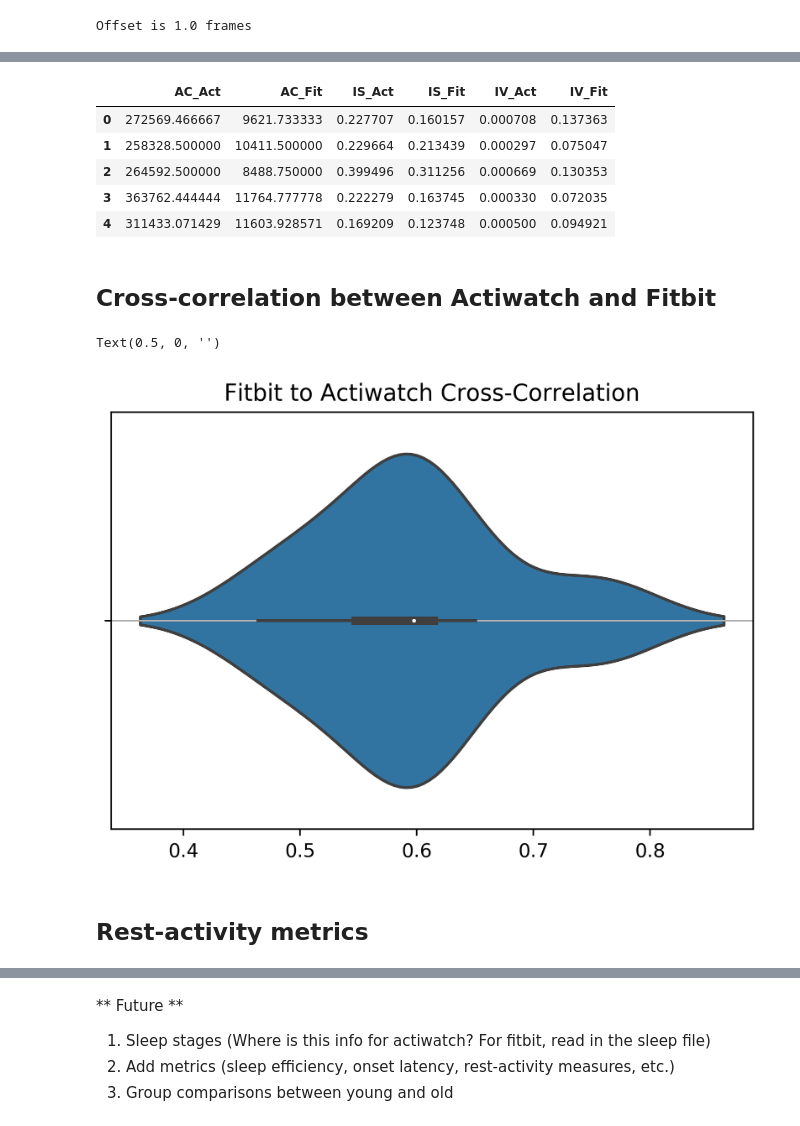
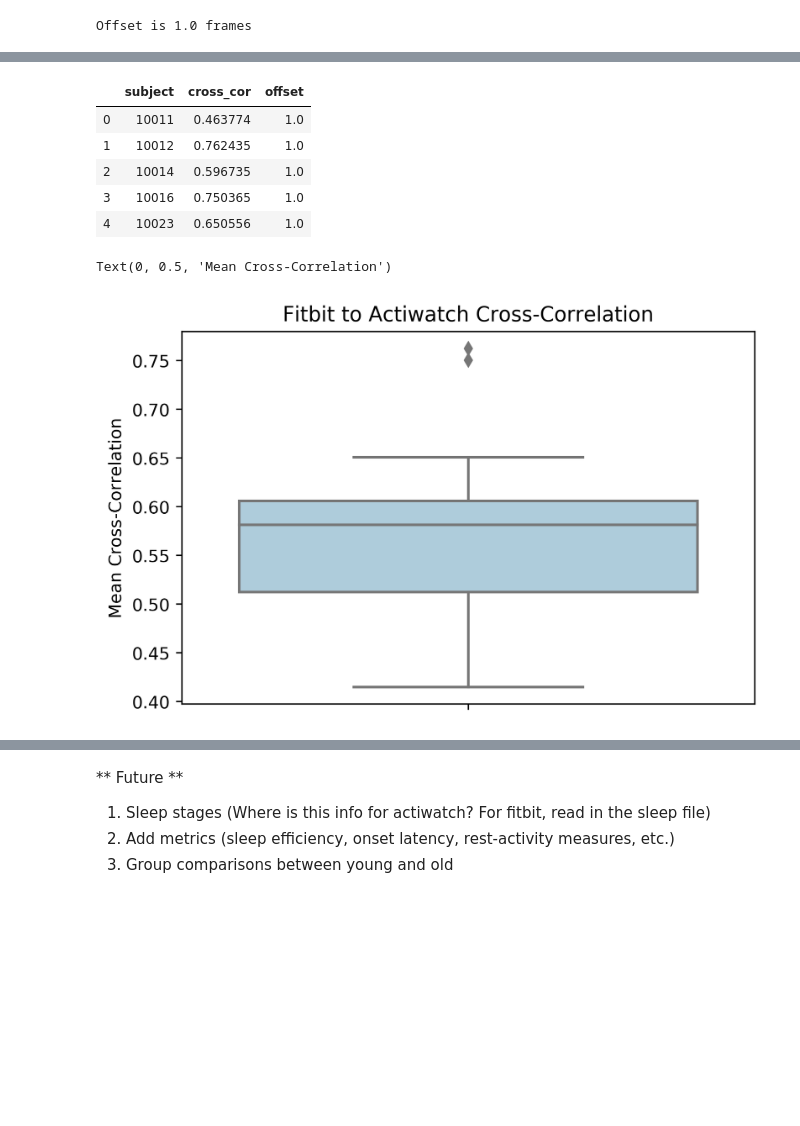
Before and after one commit to mcmahonmc/wearables, a Jupyter notebook: Fitbit Actiwatch Time Series Correlation.ipynb, the cells around one changed output, grey strips where cells are left out. Cells and saved outputs as stored; diff of their text form; code cells hidden in the pictures; blank space fills up the shorter version.

```diff
--- a/Fitbit Actiwatch Time Series Correlation.ipynb
+++ b/Fitbit Actiwatch Time Series Correlation.ipynb
@@ -117,13 +123,13 @@ ax.set(title=f"Overall Pearson r = {np.round(overall_pearson_r,2)}");
 # %%
 # Set window size to compute moving window synchrony.
-r_window_size = 120
+r_window_size = 60
 # Interpolate missing data.
 df_interpolated = df.interpolate()
-df_interpolated = df_interpolated.set_index('Time')
+df_interpolated = df_interpolated
 # Compute rolling window synchrony
 rolling_r = df_interpolated['Activity_Act'].rolling(window=r_window_size, center=True).corr(df_interpolated['Activity_Fit'])
 f,ax=plt.subplots(2,1,figsize=(14,6), dpi=400, sharex=True)
-df.set_index('Time').rolling(window=30,center=True).median().plot(ax=ax[0])
+df.rolling(window=30,center=True).median().plot(ax=ax[0])
 ax[0].set(xlabel='Frame',ylabel='Activity')
 rolling_r.plot(ax=ax[1])
 ax[1].set(xlabel='Frame',ylabel='Pearson r')
@@ -178,9 +265,11 @@ fpm = 30
 no_splits = 20
 samples_per_split = df.shape[0]/no_splits
 rss=[]
+dfn = df.reset_index()
+
 for t in range(0, no_splits):
-    d1 = df['Activity_Act'].loc[(t)*samples_per_split:(t+1)*samples_per_split]
-    d2 = df['Activity_Fit'].loc[(t)*samples_per_split:(t+1)*samples_per_split]
+    d1 = dfn['Activity_Act'].loc[(t)*samples_per_split:(t+1)*samples_per_split]
+    d2 = dfn['Activity_Fit'].loc[(t)*samples_per_split:(t+1)*samples_per_split]
     rs = [crosscorr(d1,d2, lag) for lag in range(-int(minutes*fpm),int(minutes*fpm+1))]
     rss.append(rs)
 rss = pd.DataFrame(rss)
@@ -199,8 +288,8 @@ t_end = t_start + window_size
 step_size = 30
 rss=[]
 while t_end < 5400:
-    d1 = df['Activity_Act'].iloc[t_start:t_end]
-    d2 = df['Activity_Fit'].iloc[t_start:t_end]
+    d1 = dfn['Activity_Act'].iloc[t_start:t_end]
+    d2 = dfn['Activity_Fit'].iloc[t_start:t_end]
     rs = [crosscorr(d1,d2, lag, wrap=False) for lag in range(-int(minutes*fpm),int(minutes*fpm+1))]
     rss.append(rs)
     t_start = t_start + step_size
@@ -297,0 +410,16 @@ def intradaily_variability(data):
+# %%
+subjects = []
+for f in glob.glob(home_dir + "/Box/CogNeuroLab/Wearables/data/circadian_measures/raw/actiwatch/*_act.txt"):
+    subjects.append(str.split(f, "actiwatch/")[1][0:5])
+
+subjects
+
+dfcor = pd.DataFrame(columns = ['Time', 'R','Subject'])
+a = pd.DataFrame()
+
+for subject in subjects:
+    a = pd.read_csv(home_dir + "/Box/CogNeuroLab/Wearables/data/correlation/" + subject + "_10_window_rolling_r.txt")
+    a.loc[:,'Subject'] = subject
+    dfcor = pd.concat((dfcor, a))
+
+dfcor[0:5]
@@ -359,12 +548,7 @@ for f in act_files:
         rs = [crosscorr(d1,d2, lag) for lag in range(-int(minutes*fpm),int(minutes*fpm+1))]
         offset = np.ceil(len(rs)/2)-np.argmax(rs)
 
-        daily_ac = average_daily_total_activity(df)
-        IS = interdaily_stability(df)
-        IV = intradaily_variability(df)
-
         cc.append([subject, max(rs), offset])
-        metrics.append([daily_ac, IS, IV])
 # %% [output]
 10011
 [0]
@@ -386,28 +570,21 @@ merging 10076_11_8_2019_11_45_00_PM_New_Analysis.csv with WA_10076_minuteStepsNa
-# %%
-cc_df = pd.DataFrame(cc, columns = ['subject', 'cross_cor', 'offset'])
-metrics_df = pd.DataFrame(np.asarray(metrics).flatten().reshape([15,6]), columns = ['AC_Act', 'AC_Fit', 'IS_Act', 'IS_Fit', 'IV_Act', 'IV_Fit'])
-metrics_df[0:5]
-# %% [output]
-|  | AC_Act | AC_Fit | IS_Act | IS_Fit | IV_Act | IV_Fit |
-| 0 | 272569.466667 | 9621.733333 | 0.227707 | 0.160157 | 0.000708 | 0.137363 |
-| 1 | 258328.500000 | 10411.500000 | 0.229664 | 0.213439 | 0.000297 | 0.075047 |
-| 2 | 264592.500000 | 8488.750000 | 0.399496 | 0.311256 | 0.000669 | 0.130353 |
-| 3 | 363762.444444 | 11764.777778 | 0.222279 | 0.163745 | 0.000330 | 0.072035 |
-| 4 | 311433.071429 | 11603.928571 | 0.169209 | 0.123748 | 0.000500 | 0.094921 |
 # %%
+cc_df = pd.DataFrame(cc, columns = ['subject', 'cross_cor', 'offset'])
 cc_df.to_csv(home_dir + "/Box/CogNeuroLab/Wearables/data/crosscor.csv")
-metrics_df.to_csv(home_dir + "/Box/CogNeuroLab/Wearables/data/metrics.csv")
+cc_df[0:5]
+# %% [output]
+|  | subject | cross_cor | offset |
+| 0 | 10011 | 0.463774 | 1.0 |
+| 1 | 10012 | 0.762435 | 1.0 |
+| 2 | 10014 | 0.596735 | 1.0 |
+| 3 | 10016 | 0.750365 | 1.0 |
+| 4 | 10023 | 0.650556 | 1.0 |
-# %% [markdown]
-## Cross-correlation between Actiwatch and Fitbit
 # %%
+sns.set_palette(sns.color_palette('Paired'))
 fig, axes = plt.subplots(dpi=400)
-sns.violinplot('cross_cor', data=cc_df, ax = axes)
+sns.boxplot(y = cc_df['cross_cor'], ax = axes)
 axes.set_title('Fitbit to Actiwatch Cross-Correlation')
-
-axes.yaxis.grid(True)
 axes.set_xlabel('')
+axes.set_ylabel('Mean Cross-Correlation')
 # %% [output]
-Text(0.5, 0, '')
+Text(0, 0.5, 'Mean Cross-Correlation')
-[figure, old version]
+[figure, new version]
-# %% [markdown]
-## Rest-activity metrics
```
Also changed, not shown: parts of 53 cells of this notebook, 4 other files.
